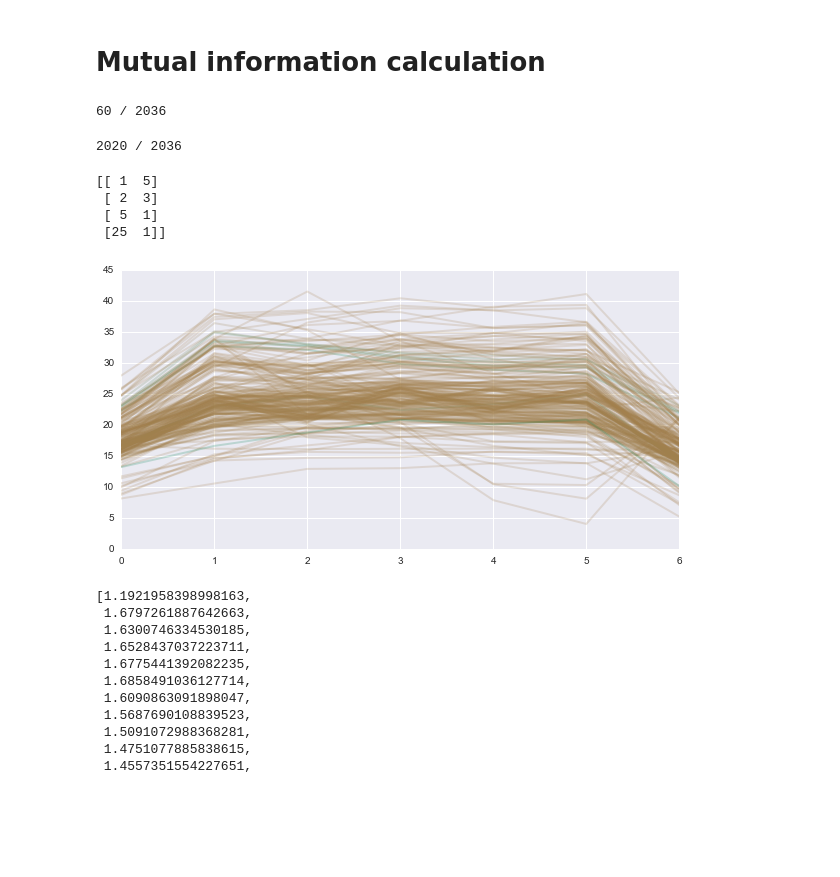
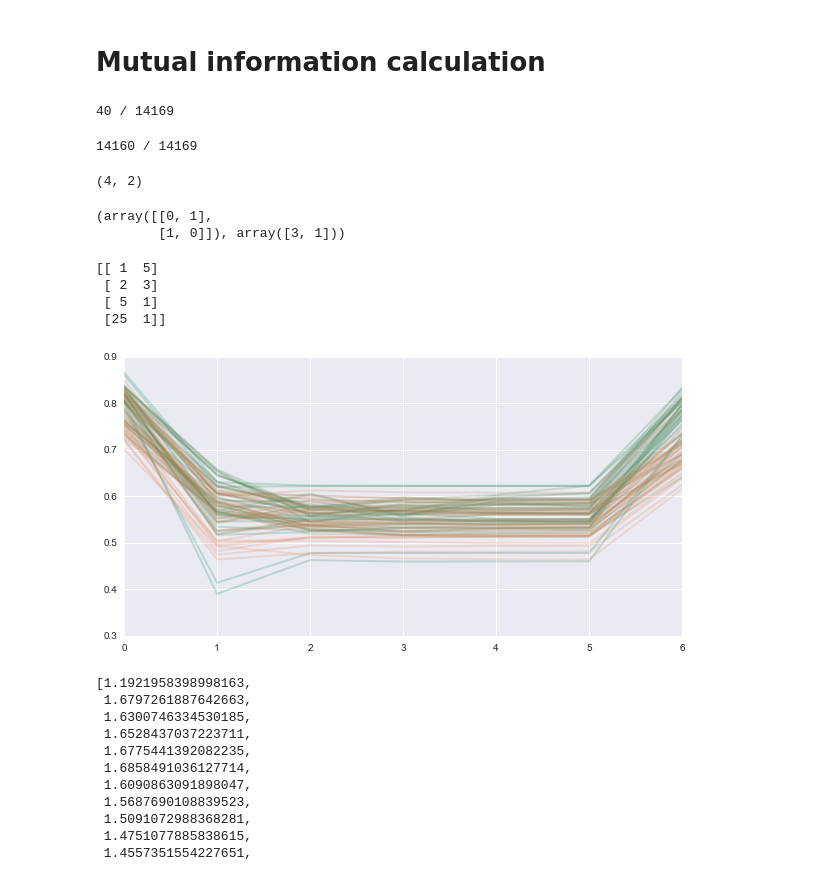
Before and after one commit to d-kz/attractor_net_notebooks, a Jupyter notebook: working_with_model.ipynb, the cells around one changed output. Drawn from its saved outputs; the diff is of its cells as text; code cells hidden in the pictures; blank space fills up the shorter version.

```diff
--- a/working_with_model.ipynb
+++ b/working_with_model.ipynb
@@ -854,25 +477,57 @@ def compute_avg_entropy_vec(h_final, n_bins=10):
         neurons_entropy.append(sc.stats.entropy(pdf))
     return np.average(neurons_entropy)
 
+def compute_entropy_fullvec(h_final, n_bins=10):
+    if h_final == []:
+        return 0.0 #for matching a space between new runs
+
+    h_flat = h_final.reshape(-1, ops['hid'])
+    # put values into bins
+    bins = np.array([-1.0 + 2.0*i/n_bins for i in range(n_bins+1)])
+    h_digitized = np.digitize(h_flat, bins)
+    # compute probability for each bin
+    neuron_distn = h_digitized
+    # axis=0 will compute unique vectors instead of by element
+    _, pdf = np.unique(neuron_distn, return_counts=True, axis=0) # returns sorted by unique value
+    neurons_entropy = sc.stats.entropy(pdf)
+    return neurons_entropy
 
 def process_each_training_example(MIS, mode, skip=1):
     # get_mut_inf_for_vecs(MIS.h_inits[57].reshape(-1, ops['hid']), MIS.h_inits[57].reshape(-1, ops['hid']))
     collect = []
+    losses_skipped = []
     for id in range(0, len(MIS.losses_task), skip):
         progress_print(id, len(MIS.losses_task), 20)
         if mode == 'over_attractor_iterations':
             mut_infs = flat_mutual_inf(MIS.h_inits[id], MIS.h_attractors[id], MIS.h_finals[id])
             collect.append(mut_infs)
-        elif mode == 'scatter_perf_entropy':
-            entropy_avg = compute_avg_entropy_vec(MIS.h_finals[id])
-            collect.append(entropy_avg)
-    return collect
+            losses_skipped.append(MIS.losses_task[id])
+            print(MIS.losses_task[id])
 
 
-entropy_collection1 = process_each_training_example(MIS, 'scatter_perf_entropy')
+        elif mode == 'scatter_perf_entropy':
+            entropy_avg = compute_avg_entropy_vec(MIS.h_finals[id], n_bins=5)
+            collect.append(entropy_avg)
+        elif mode == 'entropy_vector':
+            entropy_avg = compute_entropy_fullvec(MIS.h_finals[id], n_bins=8)
+            collect.append(entropy_avg)
+    return collect, losses_skipped
+
+# iteration_mut_inf, losses_skipped = process_each_training_example(MIS,
+#                                                                   'over_attractor_iterations',
+#                                                                   skip=1)
+entropy_collection1, _ = process_each_training_example(MIS, 'entropy_vector')
 # %% [output]
-60 / 2036
+40 / 14169
-2020 / 2036
+14160 / 14169
+# %%
+a = np.array([[1,0], [0,1], [0,1], [0,1]])
+print(a.shape)
+np.unique([[1,0], [0,1], [0,1], [0,1]], return_counts=True, axis=0)
+# %% [output]
+(4, 2)
+(array([[0, 1],
+        [1, 0]]), array([3, 1]))
 # %%
 x = np.array([1,1,1,2,2,2,5,25,1,1])
 unique, counts = np.unique(x, return_counts=True)
@@ -884,38 +539,38 @@ print(np.asarray((unique, counts)).T)
  [25  1]]
 # %%
 def plot_inf_iteration_loss(X, losses):
-    losses = np.array(losses)
-    losses = losses/np.max(losses)
-#     print(losses)
+    losses = np.clip(losses, 0, 1)
+    #     print(losses)
     n_iterations = len(X[0])
+    color_gradient = np.array(range(len(losses)))/len(losses)
     for i in range(len(X)):#
         if X[i] != []:
             X_plot = X[i]
-            if losses[i] < 0.65:
-#             X_plot = X_plot/np.max(X_plot)
-                plt.plot(range(n_iterations), X_plot, c =(np.abs(losses[i]),0.5,0.3), linewidth=2.0, alpha=0.2)
+            plt.plot(range(n_iterations), X_plot,
+                     #c =(np.abs(losses[i]),0.5,0.3),
+                     c = (i*1.0/len(losses),0.5,0.3),
+                     linewidth=2.0, alpha=0.2)
 
     title = "experiments/figs/({})[Model<{}>(attractor<{},hid({}),h_hid({}),input_noise({})>, noise<{}>, n_iterations<{}>), Problem<{}>][epochs<{}>, repetitions<{}>]__{}.png".format(datetime.date.today(),
                                                            ops['model_type'],
                                                            str(ops['attractor_dynamics']),
                                                            ops['hid'],
                                                            ops['h_hid'],
                                                            INPUT_NOISE_LEVEL,
                                                            ops['attractor_noise_level'],
                                                            ops['n_attractor_iterations'],
                                                            ops['problem_type'],
                                                            TRAINING_EPOCHS,
                                                            N_REPLICATIONS,
                                                            "mutual_information(Layersvs.TaskLoss)(not_scaled)")
-    plt.savefig(title, format='png', dpi=600)
+#     plt.savefig(title, format='png', dpi=600)
     plt.show()
 
 
 
-
-plot_inf_iteration_loss(mut_infs_collect, MIS.losses_task)
+plot_inf_iteration_loss(iteration_mut_inf, losses_skipped)
 # %% [output]
-[figure, old version]
+[figure, new version]
 # %%
 entropy_collection
 # %% [output]
```
Also changed, not shown: parts of 15 cells of this notebook.
